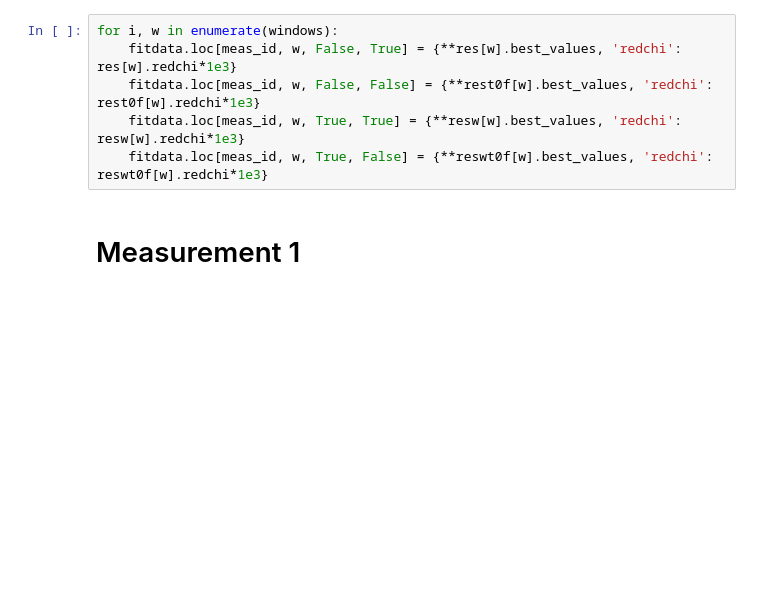
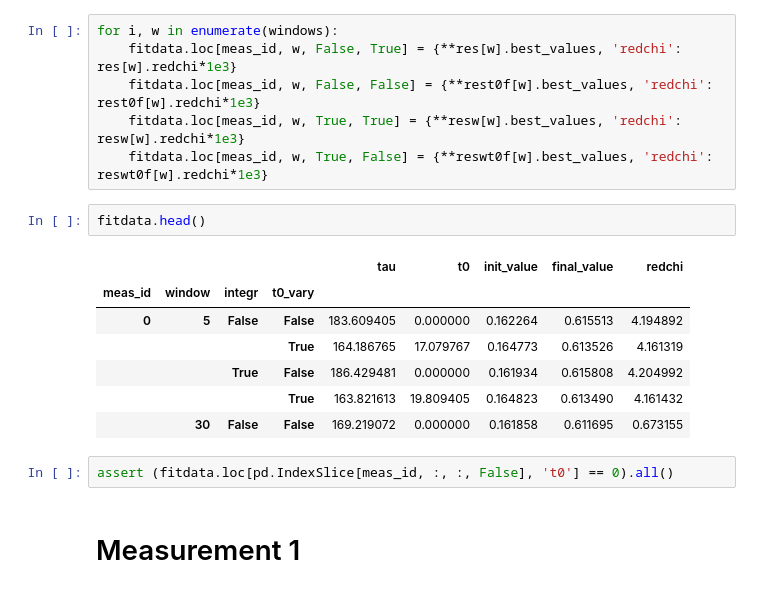
Before and after one commit to tritemio/multispot_paper, a Jupyter notebook: realtime kinetics/8-spot bubble-bubble kinetics - Summary.ipynb, the cells around one changed output. Drawn from its saved outputs; the diff is of its cells as text; blank space fills up the shorter version.

```diff
--- a/realtime kinetics/8-spot bubble-bubble kinetics - Summary.ipynb
+++ b/realtime kinetics/8-spot bubble-bubble kinetics - Summary.ipynb
@@ -301,6 +290,18 @@ for i, w in enumerate(windows):
     fitdata.loc[meas_id, w, False, False] = {**rest0f[w].best_values, 'redchi': rest0f[w].redchi*1e3}
     fitdata.loc[meas_id, w, True, True] = {**resw[w].best_values, 'redchi': resw[w].redchi*1e3}
     fitdata.loc[meas_id, w, True, False] = {**reswt0f[w].best_values, 'redchi': reswt0f[w].redchi*1e3}
+# %%
+fitdata.head()
+# %% [output]
+|  |  |  |  | tau | t0 | init_value | final_value | redchi |
+| meas_id | window | integr | t0_vary |  |  |  |  |  |
+| 0 | 5 | False | False | 183.609405 | 0.000000 | 0.162264 | 0.615513 | 4.194892 |
+|  |  |  | True | 164.186765 | 17.079767 | 0.164773 | 0.613526 | 4.161319 |
+|  |  | True | False | 186.429481 | 0.000000 | 0.161934 | 0.615808 | 4.204992 |
+|  |  |  | True | 163.821613 | 19.809405 | 0.164823 | 0.613490 | 4.161432 |
+|  | 30 | False | False | 169.219072 | 0.000000 | 0.161858 | 0.611695 | 0.673155 |
+# %%
+assert (fitdata.loc[pd.IndexSlice[meas_id, :, :, False], 't0'] == 0).all()
 # %% [markdown]
 # Measurement 1
 # %%
```
Also changed, not shown: parts of 26 cells of this notebook, 7 other files.
